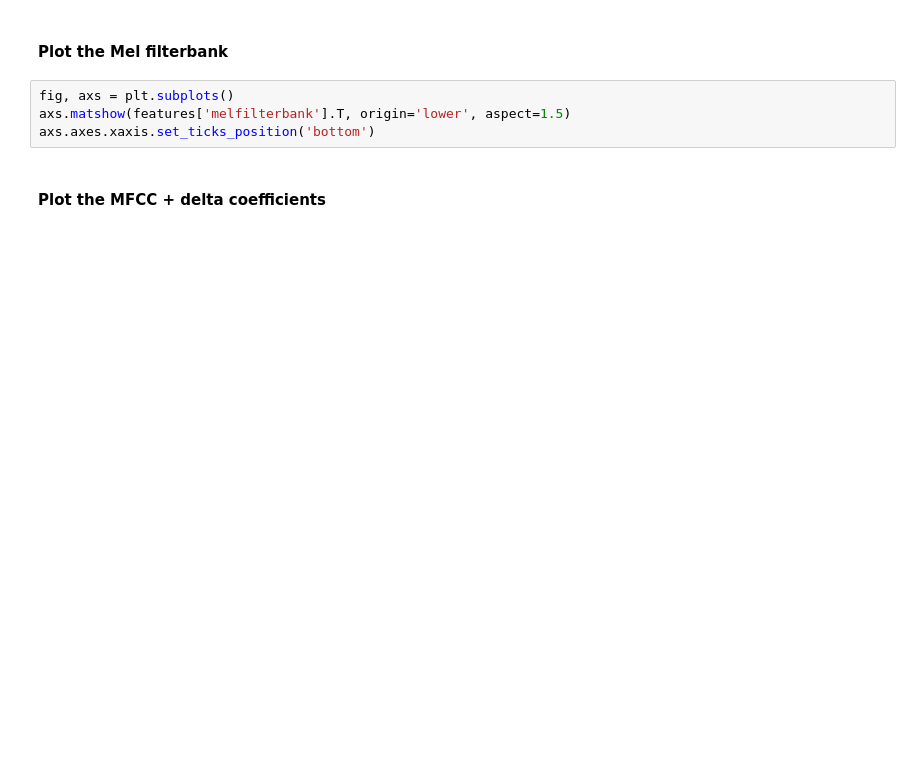
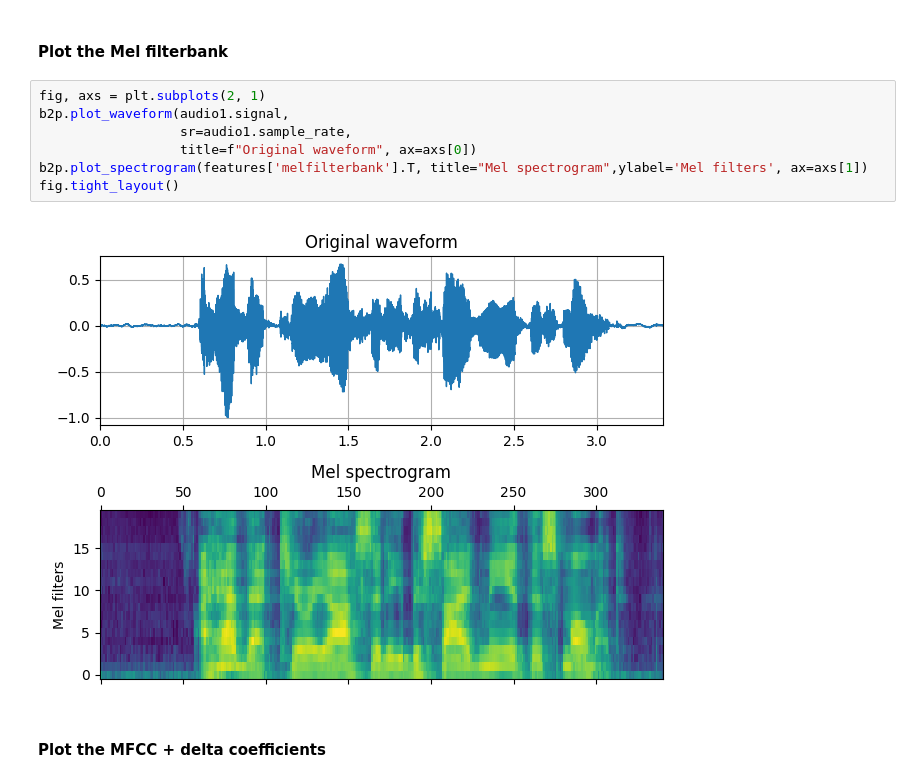
Before and after one commit to sensein/b2aiprep, a Jupyter notebook: docs/b2ai_script.ipynb, the cells around one changed output. Saved outputs shown, nothing was run; the diff lists cells and outputs as text; blank space fills up the shorter version.

```diff
--- a/docs/b2ai_script.ipynb
+++ b/docs/b2ai_script.ipynb
@@ -46,9 +68,14 @@ axs.axes.xaxis.set_ticks_position('bottom')
 # %% [markdown]
 #### Plot the Mel filterbank
 # %%
-fig, axs = plt.subplots()
-axs.matshow(features['melfilterbank'].T, origin='lower', aspect=1.5)
-axs.axes.xaxis.set_ticks_position('bottom')
+fig, axs = plt.subplots(2, 1)
+b2p.plot_waveform(audio1.signal,
+                  sr=audio1.sample_rate,
+                  title=f"Original waveform", ax=axs[0])
+b2p.plot_spectrogram(features['melfilterbank'].T, title="Mel spectrogram",ylabel='Mel filters', ax=axs[1])
+fig.tight_layout()
+# %% [output]
+[figure, added]
 # %% [markdown]
 #### Plot the MFCC + delta coefficients
 # %%
```
Also changed, not shown: parts of 12 cells of this notebook, 1 other file.
